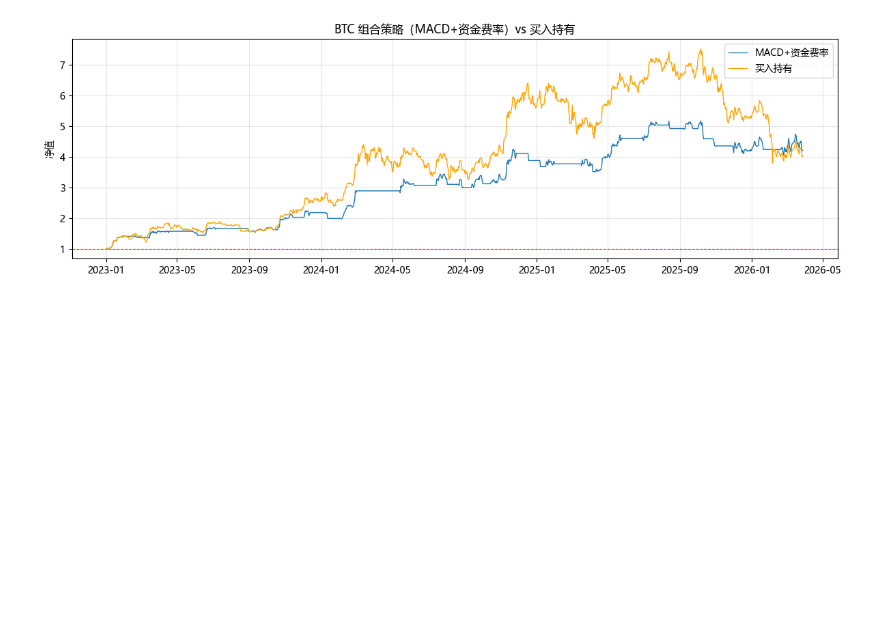
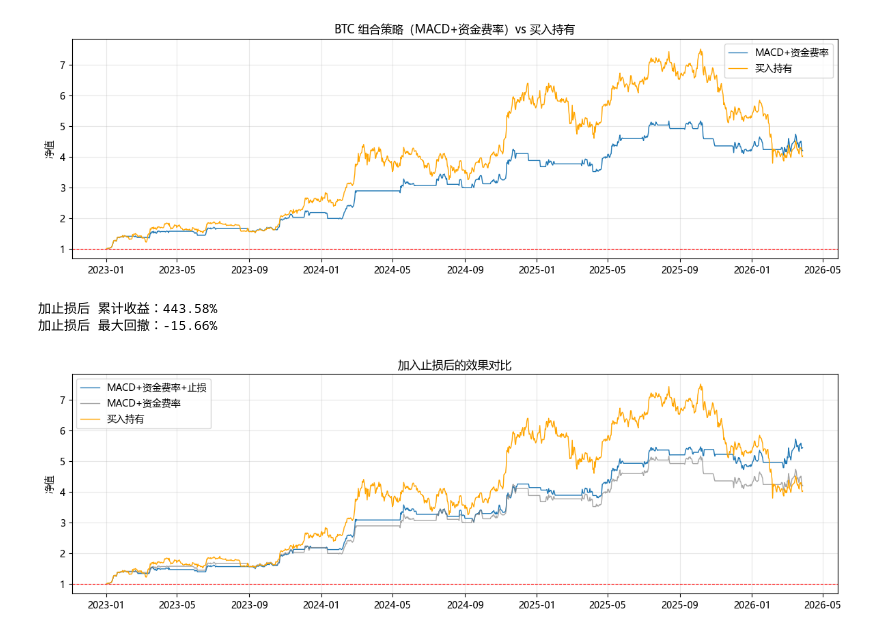
Before and after one commit to gh59/quant-research, a Jupyter notebook: 04_crypto/01_crypto_data.ipynb, the cells around one changed output. Drawn from its saved outputs; the diff is of its cells as text; code cells hidden in the pictures; blank space fills up the shorter version.

Commit message:
最终策略：MACD+资金费率+止损，累计443%，回撤-15%

```diff
--- a/04_crypto/01_crypto_data.ipynb
+++ b/04_crypto/01_crypto_data.ipynb
@@ -800,3 +800,58 @@ plt.show()
 组合策略 最大回撤：-21.65%
 持仓比例：46.83%
 [figure]
+# %%
+# 加入止损的组合策略
+ret = close_btc.pct_change().dropna()
+sig = combined_signal.shift(1).dropna()
+common2 = ret.index.intersection(sig.index)
+
+pv2 = [1.0]
+current_holding = 0
+stop_loss = 0.03  # 单日止损3%
+
+dates_list = common2.tolist()
+
+for i, date in enumerate(dates_list):
+    if i == 0:
+        current_holding = sig.loc[date]
+        pv2.append(pv2[-1])
+        continue
+
+    # 今天的收益
+    daily_ret = ret.loc[date] * current_holding
+
+    # 触发止损
+    if daily_ret < -stop_loss:
+        daily_ret = -stop_loss
+        current_holding = 0  # 强制平仓
+    else:
+        # 明天用新信号
+        current_holding = sig.loc[date]
+
+    pv2.append(pv2[-1] * (1 + daily_ret))
+
+pv2 = pd.Series(pv2[1:], index=dates_list)
+
+total_ret2 = pv2.iloc[-1] - 1
+sharpe2 = (ret[common2] * sig[common2]).mean() / (ret[common2] * sig[common2]).std() * np.sqrt(365)
+dd2 = ((pv2 - pv2.cummax()) / pv2.cummax()).min()
+
+print(f"加止损后 累计收益：{total_ret2:.2%}")
+print(f"加止损后 最大回撤：{dd2:.2%}")
+
+plt.figure(figsize=(12, 4))
+plt.plot(pv2.index, pv2, linewidth=1, label="MACD+资金费率+止损")
+plt.plot(pv.index, pv, linewidth=1, label="MACD+资金费率", color="gray", alpha=0.7)
+plt.plot(bh.index, bh, linewidth=1, label="买入持有", color="orange")
+plt.axhline(y=1, color="red", linewidth=0.8, linestyle="--")
+plt.title("加入止损后的效果对比")
+plt.ylabel("净值")
+plt.legend()
+plt.grid(True, alpha=0.3)
+plt.tight_layout()
+plt.show()
+# %% [output]
+加止损后 累计收益：443.58%
+加止损后 最大回撤：-15.66%
+[figure, added]
```
